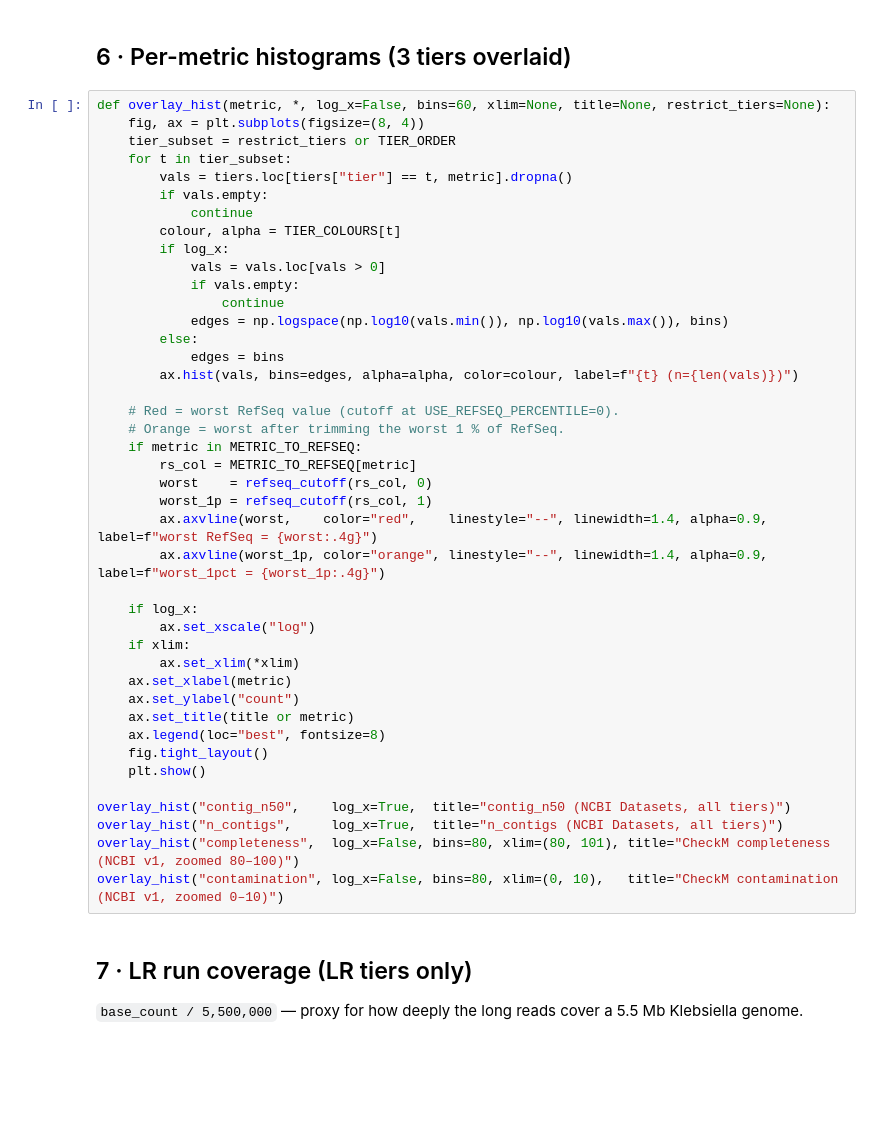
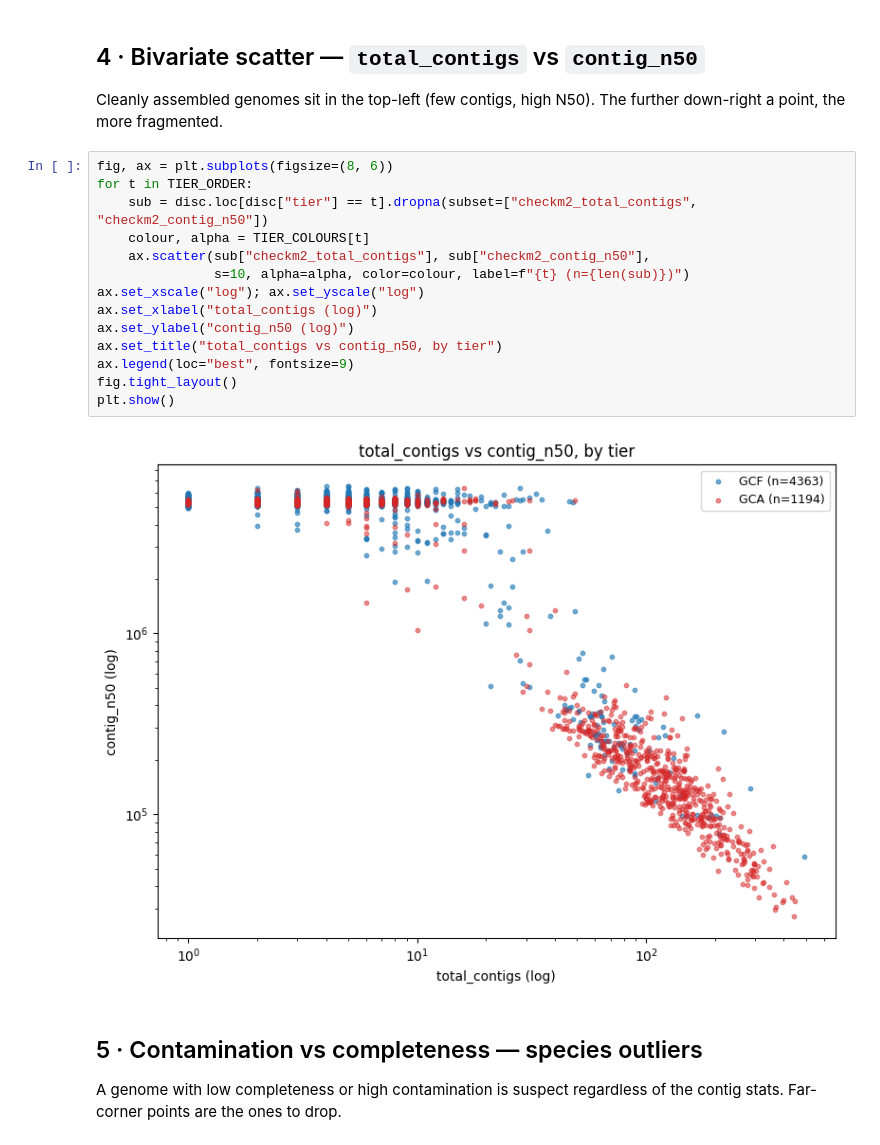
Before and after one commit to abelsond-cam/BacHGT, a Jupyter notebook: src/bac_data/lr_data/notebooks/lra_quality_cutoffs.ipynb, the cells around one changed output. Drawn from its saved outputs; the diff is of its cells as text; blank space fills up the shorter version.

```diff
--- a/src/bac_data/lr_data/notebooks/lra_quality_cutoffs.ipynb
+++ b/src/bac_data/lr_data/notebooks/lra_quality_cutoffs.ipynb
@@ -353,49 +196,25 @@ METRIC_TO_REFSEQ = {
 # %% [markdown]
-## 6 · Per-metric histograms (3 tiers overlaid)
+## 4 · Bivariate scatter — `total_contigs` vs `contig_n50`
+
+Cleanly assembled genomes sit in the top-left (few contigs, high N50). The further down-right a point, the more fragmented.
 # %%
-def overlay_hist(metric, *, log_x=False, bins=60, xlim=None, title=None, restrict_tiers=None):
-    fig, ax = plt.subplots(figsize=(8, 4))
-    tier_subset = restrict_tiers or TIER_ORDER
-    for t in tier_subset:
-        vals = tiers.loc[tiers["tier"] == t, metric].dropna()
-        if vals.empty:
-            continue
-        colour, alpha = TIER_COLOURS[t]
-        if log_x:
-            vals = vals.loc[vals > 0]
-            if vals.empty:
-                continue
-            edges = np.logspace(np.log10(vals.min()), np.log10(vals.max()), bins)
-        else:
-            edges = bins
-        ax.hist(vals, bins=edges, alpha=alpha, color=colour, label=f"{t} (n={len(vals)})")
-
-    # Red = worst RefSeq value (cutoff at USE_REFSEQ_PERCENTILE=0).
-    # Orange = worst after trimming the worst 1 % of RefSeq.
-    if metric in METRIC_TO_REFSEQ:
-        rs_col = METRIC_TO_REFSEQ[metric]
-        worst    = refseq_cutoff(rs_col, 0)
-        worst_1p = refseq_cutoff(rs_col, 1)
-        ax.axvline(worst,    color="red",    linestyle="--", linewidth=1.4, alpha=0.9, label=f"worst RefSeq = {worst:.4g}")
-        ax.axvline(worst_1p, color="orange", linestyle="--", linewidth=1.4, alpha=0.9, label=f"worst_1pct = {worst_1p:.4g}")
-
-    if log_x:
-        ax.set_xscale("log")
-    if xlim:
-        ax.set_xlim(*xlim)
-    ax.set_xlabel(metric)
-    ax.set_ylabel("count")
-    ax.set_title(title or metric)
-    ax.legend(loc="best", fontsize=8)
-    fig.tight_layout()
-    plt.show()
-
-overlay_hist("contig_n50",    log_x=True,  title="contig_n50 (NCBI Datasets, all tiers)")
-overlay_hist("n_contigs",     log_x=True,  title="n_contigs (NCBI Datasets, all tiers)")
-overlay_hist("completeness",  log_x=False, bins=80, xlim=(80, 101), title="CheckM completeness (NCBI v1, zoomed 80–100)")
-overlay_hist("contamination", log_x=False, bins=80, xlim=(0, 10),   title="CheckM contamination (NCBI v1, zoomed 0–10)")
+fig, ax = plt.subplots(figsize=(8, 6))
+for t in TIER_ORDER:
+    sub = disc.loc[disc["tier"] == t].dropna(subset=["checkm2_total_contigs", "checkm2_contig_n50"])
+    colour, alpha = TIER_COLOURS[t]
+    ax.scatter(sub["checkm2_total_contigs"], sub["checkm2_contig_n50"],
+               s=10, alpha=alpha, color=colour, label=f"{t} (n={len(sub)})")
+ax.set_xscale("log"); ax.set_yscale("log")
+ax.set_xlabel("total_contigs (log)")
+ax.set_ylabel("contig_n50 (log)")
+ax.set_title("total_contigs vs contig_n50, by tier")
+ax.legend(loc="best", fontsize=9)
+fig.tight_layout()
+plt.show()
+# %% [output]
+[figure, added]
 # %% [markdown]
-## 7 · LR run coverage (LR tiers only)
+## 5 · Contamination vs completeness — species outliers
 
-`base_count / 5,500,000` — proxy for how deeply the long reads cover a 5.5 Mb Klebsiella genome.
+A genome with low completeness or high contamination is suspect regardless of the contig stats. Far-corner points are the ones to drop.
 # %%
```
Also changed, not shown: parts of 39 cells of this notebook.
